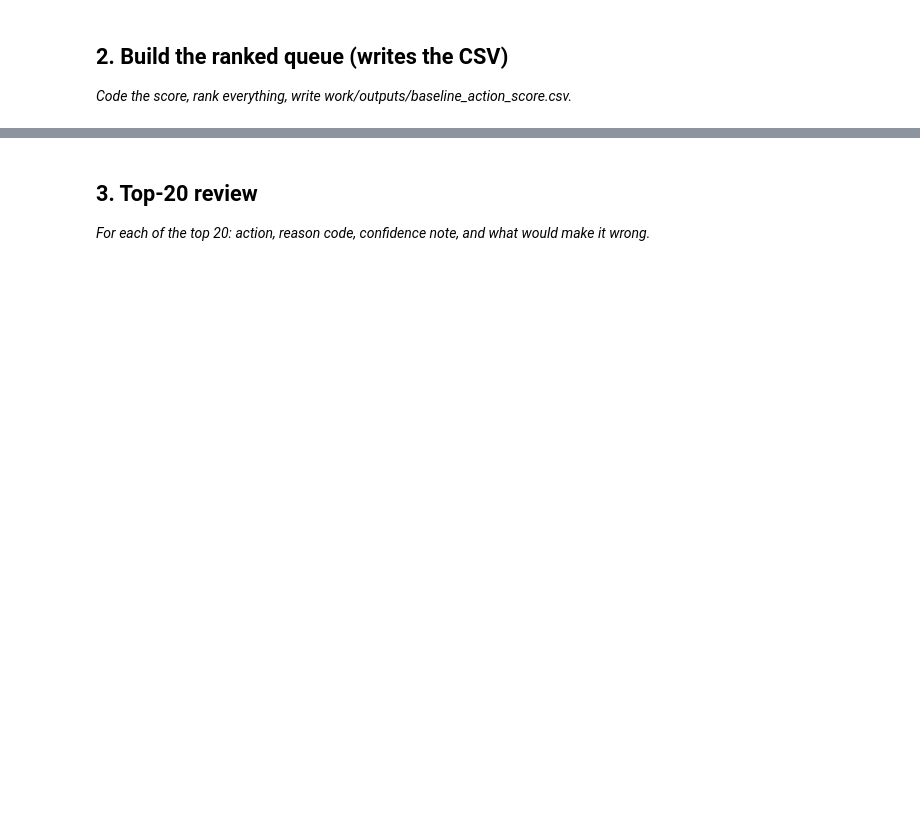
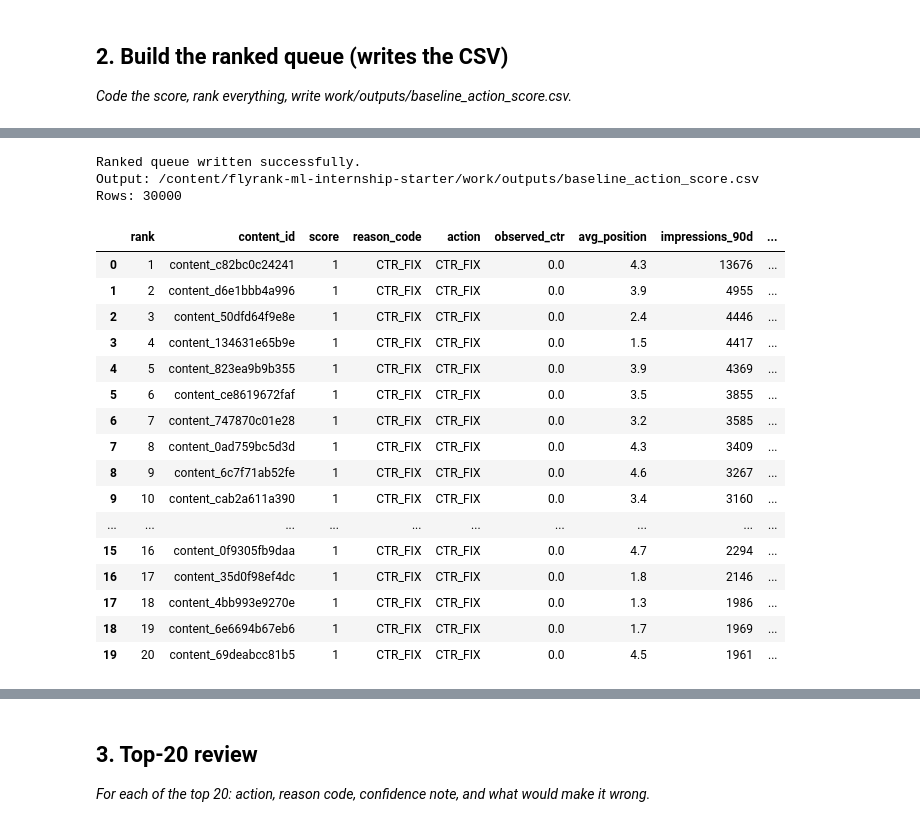
Before and after one commit to Coder-bot1/FlyRank-Internship, a Jupyter notebook: work/notebooks/w04_baseline_score.ipynb, the cells around one changed output, grey strips where cells are left out. Cells and saved outputs as stored; diff of their text form; code cells hidden in the pictures; blank space fills up the shorter version.

```diff
--- a/work/notebooks/w04_baseline_score.ipynb
+++ b/work/notebooks/w04_baseline_score.ipynb
@@ -22,0 +467,65 @@ This skeleton is yours to fill. Work the sections **in order** — each one has
+# %%
+# ---------------------------------------------------------
+# WRITE REQUIRED OUTPUT
+# ---------------------------------------------------------
+
+REPO_PATH = "/content/flyrank-ml-internship-starter"
+
+OUTPUT_DIR = os.path.join(
+    REPO_PATH,
+    "work",
+    "outputs"
+)
+
+os.makedirs(OUTPUT_DIR, exist_ok=True)
+
+OUTPUT_PATH = os.path.join(
+    OUTPUT_DIR,
+    "baseline_action_score.csv"
+)
+
+ranked_output = ranked[
+    [
+        "rank",
+        "content_id",
+        "score",
+        "reason_code",
+        "action",
+        "observed_ctr",
+        "avg_position",
+        "impressions_90d",
+        "clicks_90d"
+    ]
+].copy()
+
+ranked_output.to_csv(
+    OUTPUT_PATH,
+    index=False
+)
+
+print("Ranked queue written successfully.")
+print("Output:", OUTPUT_PATH)
+print("Rows:", len(ranked_output))
+
+display(ranked_output.head(20))
+# %% [output]
+Ranked queue written successfully.
+Output: /content/flyrank-ml-internship-starter/work/outputs/baseline_action_score.csv
+Rows: 30000
+|  | rank | content_id | score | reason_code | action | observed_ctr | avg_position | impressions_90d | ... |
+| 0 | 1 | content_c82bc0c24241 | 1 | CTR_FIX | CTR_FIX | 0.0 | 4.3 | 13676 | ... |
+| 1 | 2 | content_d6e1bbb4a996 | 1 | CTR_FIX | CTR_FIX | 0.0 | 3.9 | 4955 | ... |
+| 2 | 3 | content_50dfd64f9e8e | 1 | CTR_FIX | CTR_FIX | 0.0 | 2.4 | 4446 | ... |
+| 3 | 4 | content_134631e65b9e | 1 | CTR_FIX | CTR_FIX | 0.0 | 1.5 | 4417 | ... |
+| 4 | 5 | content_823ea9b9b355 | 1 | CTR_FIX | CTR_FIX | 0.0 | 3.9 | 4369 | ... |
+| 5 | 6 | content_ce8619672faf | 1 | CTR_FIX | CTR_FIX | 0.0 | 3.5 | 3855 | ... |
+| 6 | 7 | content_747870c01e28 | 1 | CTR_FIX | CTR_FIX | 0.0 | 3.2 | 3585 | ... |
+| 7 | 8 | content_0ad759bc5d3d | 1 | CTR_FIX | CTR_FIX | 0.0 | 4.3 | 3409 | ... |
+| 8 | 9 | content_6c7f71ab52fe | 1 | CTR_FIX | CTR_FIX | 0.0 | 4.6 | 3267 | ... |
+| 9 | 10 | content_cab2a611a390 | 1 | CTR_FIX | CTR_FIX | 0.0 | 3.4 | 3160 | ... |
+| ... | ... | ... | ... | ... | ... | ... | ... | ... | ... |
+| 15 | 16 | content_0f9305fb9daa | 1 | CTR_FIX | CTR_FIX | 0.0 | 4.7 | 2294 | ... |
+| 16 | 17 | content_35d0f98ef4dc | 1 | CTR_FIX | CTR_FIX | 0.0 | 1.8 | 2146 | ... |
+| 17 | 18 | content_4bb993e9270e | 1 | CTR_FIX | CTR_FIX | 0.0 | 1.3 | 1986 | ... |
+| 18 | 19 | content_6e6694b67eb6 | 1 | CTR_FIX | CTR_FIX | 0.0 | 1.7 | 1969 | ... |
+| 19 | 20 | content_69deabcc81b5 | 1 | CTR_FIX | CTR_FIX | 0.0 | 4.5 | 1961 | ... |
```
Also changed, not shown: parts of 19 cells of this notebook.
